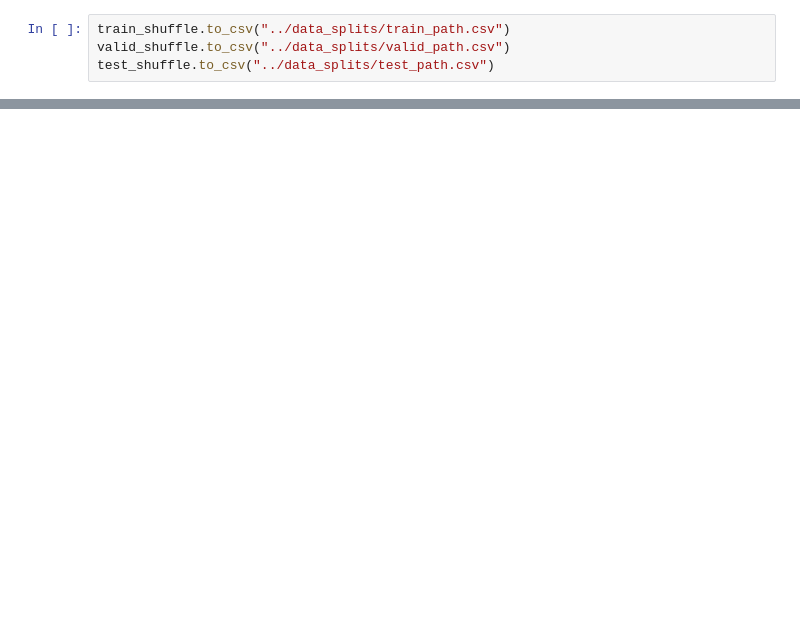
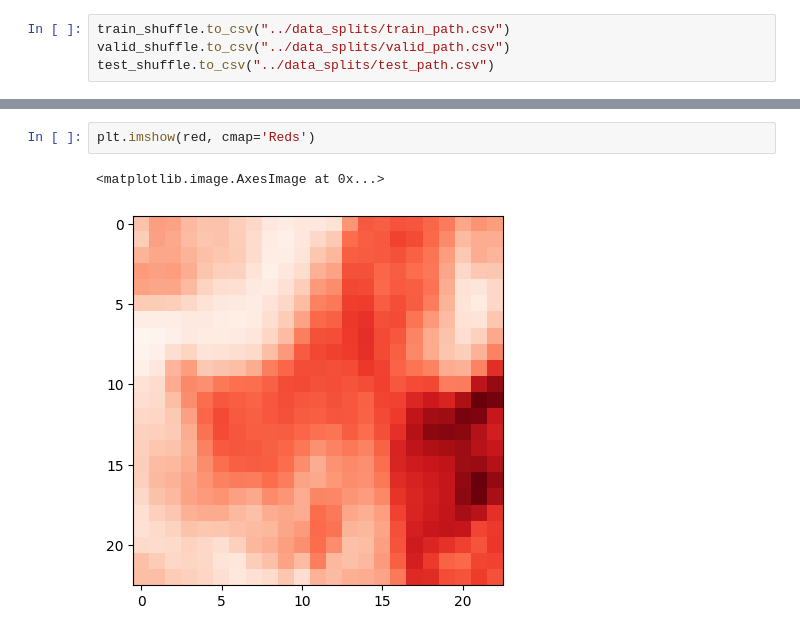
Before and after one commit to tetaud-sebastien/solafune-solar-panel-detection, a Jupyter notebook: Notebooks/explore.ipynb, the cells around one changed output, grey strips where cells are left out. Drawn from its saved outputs; the diff is of its cells as text; blank space fills up the shorter version.

```diff
--- a/Notebooks/explore.ipynb
+++ b/Notebooks/explore.ipynb
@@ -191,0 +158,5 @@ image[
+# %%
+plt.imshow(red, cmap='Reds')
+# %% [output]
+<matplotlib.image.AxesImage at 0x...>
+[figure, added]
```
Also changed, not shown: parts of 47 cells of this notebook, 1 other file.
